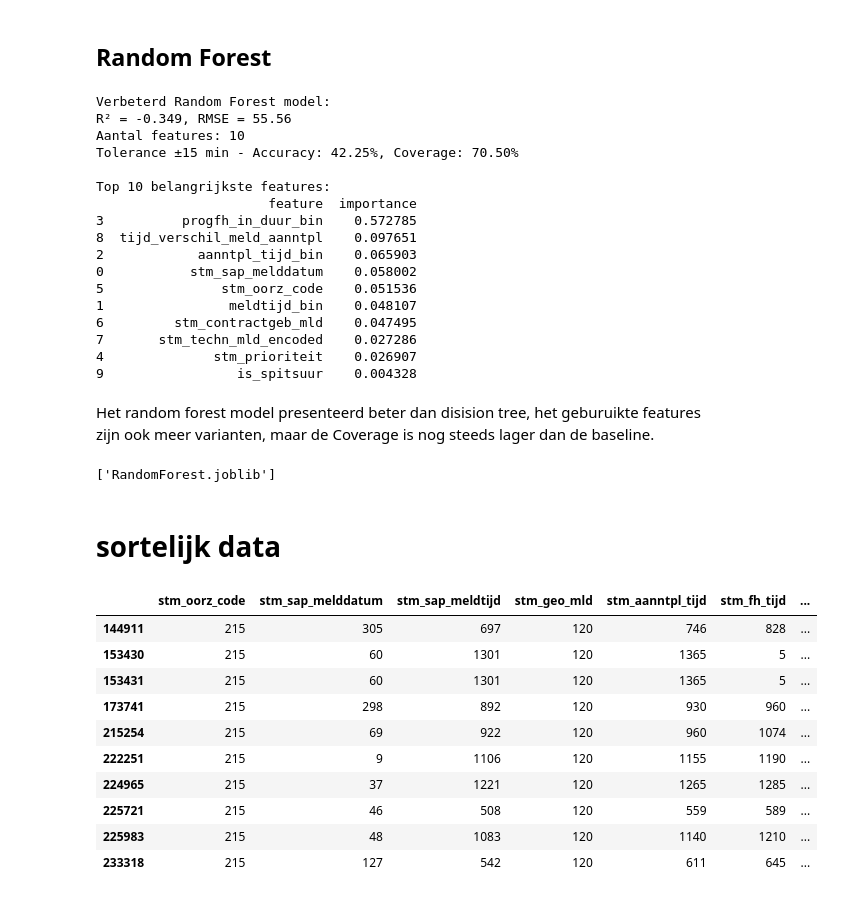
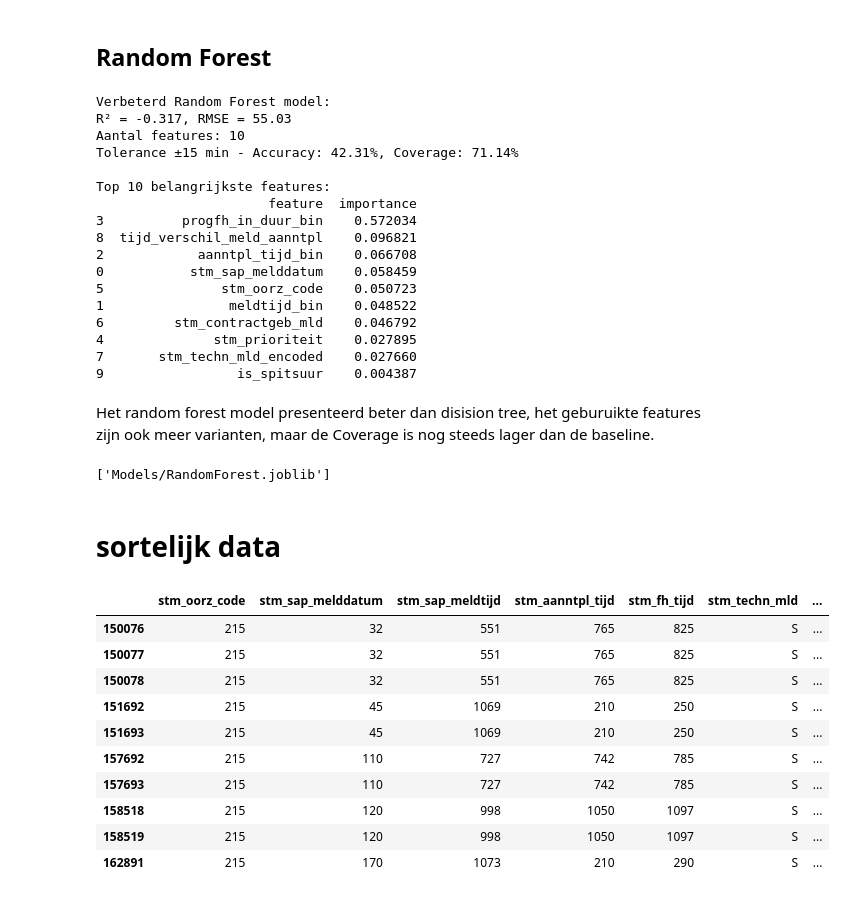
Before and after one commit to MaxJansen99/ProRail, a Jupyter notebook: AnalyseEnModellen.ipynb, the cells around one changed output. Drawn from its saved outputs; the diff is of its cells as text; code cells hidden in the pictures.

```diff
--- a/AnalyseEnModellen.ipynb
+++ b/AnalyseEnModellen.ipynb
@@ -28,7 +28,7 @@ pd.set_option('display.max_columns', None)
 # %% [markdown]
 in de data zijn values in een column met verschillende Type, met low_memory=False kunt pandas bij inlezen een faste Type voor een column vast leggen.
 # %%
-df = pd.read_csv('sap_storing_data_hu_project.csv', index_col=0, low_memory=False)
+df = pd.read_csv('Data/sap_storing_data_hu_project.csv', index_col=0, low_memory=False)
 df.head()
 # %% [output]
 |  | #stm_sap_meldnr | stm_mon_nr | stm_vl_post | stm_sap_meld_ddt | stm_sap_mon_meld_ddt | ... |
@@ -383,7 +383,7 @@ Veder zijn nog velen kolomen dat object type zijn, wat intergers kun om gezet wo
 data = data.fillna(0) # vervang nan's in kolomen naar 0
 # %%
 # Tezet alle numerike kolomen als type intergers
-int_columns = ['stm_oorz_code','stm_sap_melddatum','stm_sap_meldtijd','stm_geo_mld','stm_aanntpl_tijd','stm_fh_tijd','stm_progfh_in_duur',
+int_columns = ['stm_oorz_code','stm_sap_melddatum','stm_sap_meldtijd','stm_aanntpl_tijd','stm_fh_tijd','stm_progfh_in_duur',
     'stm_progfh_in_tijd','targetherstel','stm_contractgeb_mld','stm_prioriteit','stm_fh_duur','stm_techn_mld_encoded']
 
 for col in int_columns:
@@ -488,7 +491,7 @@ def Train_per_categorical(data):
     data = data.copy()  # Voorkom SettingWithCopyWarning
 
     # Categorische kolommen die één voor één toegevoegd worden
-    categorical_cols = ['stm_oorz_code', 'stm_geo_mld', 'stm_contractgeb_mld', 'stm_techn_mld', 'stm_prioriteit']
+    categorical_cols = ['stm_oorz_code', 'stm_contractgeb_mld', 'stm_techn_mld', 'stm_prioriteit']
 
     # Numerieke kolommen die altijd in het model zitten
     fixed_numeric_cols = ['stm_sap_meldtijd','stm_sap_melddatum','stm_aanntpl_tijd', 'stm_progfh_in_duur']
@@ -823,53 +826,53 @@ def train_random_forest(data):
 rf_model, feature_names, test, predict = train_random_forest(data)
 # %% [output]
 Verbeterd Random Forest model:
-R² = -0.349, RMSE = 55.56
+R² = -0.317, RMSE = 55.03
 Aantal features: 10
-Tolerance ±15 min - Accuracy: 42.25%, Coverage: 70.50%
+Tolerance ±15 min - Accuracy: 42.31%, Coverage: 71.14%
 
 Top 10 belangrijkste features:
                       feature  importance
-3          progfh_in_duur_bin    0.572785
-8  tijd_verschil_meld_aanntpl    0.097651
-2            aanntpl_tijd_bin    0.065903
-0           stm_sap_melddatum    0.058002
-5               stm_oorz_code    0.051536
-1                meldtijd_bin    0.048107
-6         stm_contractgeb_mld    0.047495
-7       stm_techn_mld_encoded    0.027286
-4              stm_prioriteit    0.026907
-9                 is_spitsuur    0.004328
+3          progfh_in_duur_bin    0.572034
+8  tijd_verschil_meld_aanntpl    0.096821
+2            aanntpl_tijd_bin    0.066708
+0           stm_sap_melddatum    0.058459
+5               stm_oorz_code    0.050723
+1                meldtijd_bin    0.048522
+6         stm_contractgeb_mld    0.046792
+4              stm_prioriteit    0.027895
+7       stm_techn_mld_encoded    0.027660
+9                 is_spitsuur    0.004387
 # %% [markdown]
 Het random forest model presenteerd beter dan disision tree, het geburuikte features zijn ook meer varianten, maar de Coverage is nog steeds lager dan de baseline.
 # %%
 joblib.dump(rf_model, 'Models/RandomForest.joblib')
 # %% [output]
-['RandomForest.joblib']
+['Models/RandomForest.joblib']
 # %% [markdown]
 # sortelijk data
 # %%
-def found_data(data,stm_oorz_code,stm_geo_mld,stm_techn_mld,stm_prioriteit):
+def found_data(data,stm_oorz_code,stm_contractgeb_mld,stm_techn_mld,stm_prioriteit):
     data = data.copy()
     if stm_oorz_code:
         data = data[data['stm_oorz_code']==stm_oorz_code]
-    if stm_geo_mld:
-        data = data[data['stm_geo_mld']==stm_geo_mld]
+    if stm_contractgeb_mld:
+        data = data[data['stm_contractgeb_mld']==stm_contractgeb_mld]
     if stm_techn_mld:
         data = data[data['stm_techn_mld']==stm_techn_mld]
     if stm_prioriteit:
         data = data[data['stm_prioriteit']==stm_prioriteit]
     return data.head(10)
 # %%
-found_data(data, stm_oorz_code=215, stm_geo_mld=120, stm_techn_mld='S', stm_prioriteit=None)
+found_data(data, stm_oorz_code=215, stm_contractgeb_mld=10, stm_techn_mld='S', stm_prioriteit=None)
 # %% [output]
-|  | stm_oorz_code | stm_sap_melddatum | stm_sap_meldtijd | stm_geo_mld | stm_aanntpl_tijd | stm_fh_tijd | ... |
-| 144911 | 215 | 305 | 697 | 120 | 746 | 828 | ... |
-| 153430 | 215 | 60 | 1301 | 120 | 1365 | 5 | ... |
-| 153431 | 215 | 60 | 1301 | 120 | 1365 | 5 | ... |
-| 173741 | 215 | 298 | 892 | 120 | 930 | 960 | ... |
-| 215254 | 215 | 69 | 922 | 120 | 960 | 1074 | ... |
-| 222251 | 215 | 9 | 1106 | 120 | 1155 | 1190 | ... |
-| 224965 | 215 | 37 | 1221 | 120 | 1265 | 1285 | ... |
-| 225721 | 215 | 46 | 508 | 120 | 559 | 589 | ... |
-| 225983 | 215 | 48 | 1083 | 120 | 1140 | 1210 | ... |
-| 233318 | 215 | 127 | 542 | 120 | 611 | 645 | ... |
+|  | stm_oorz_code | stm_sap_melddatum | stm_sap_meldtijd | stm_aanntpl_tijd | stm_fh_tijd | stm_techn_mld | ... |
+| 150076 | 215 | 32 | 551 | 765 | 825 | S | ... |
+| 150077 | 215 | 32 | 551 | 765 | 825 | S | ... |
+| 150078 | 215 | 32 | 551 | 765 | 825 | S | ... |
+| 151692 | 215 | 45 | 1069 | 210 | 250 | S | ... |
+| 151693 | 215 | 45 | 1069 | 210 | 250 | S | ... |
+| 157692 | 215 | 110 | 727 | 742 | 785 | S | ... |
+| 157693 | 215 | 110 | 727 | 742 | 785 | S | ... |
+| 158518 | 215 | 120 | 998 | 1050 | 1097 | S | ... |
+| 158519 | 215 | 120 | 998 | 1050 | 1097 | S | ... |
+| 162891 | 215 | 170 | 1073 | 210 | 290 | S | ... |
```
Also changed, not shown: parts of 16 cells of this notebook, 8 other files.
